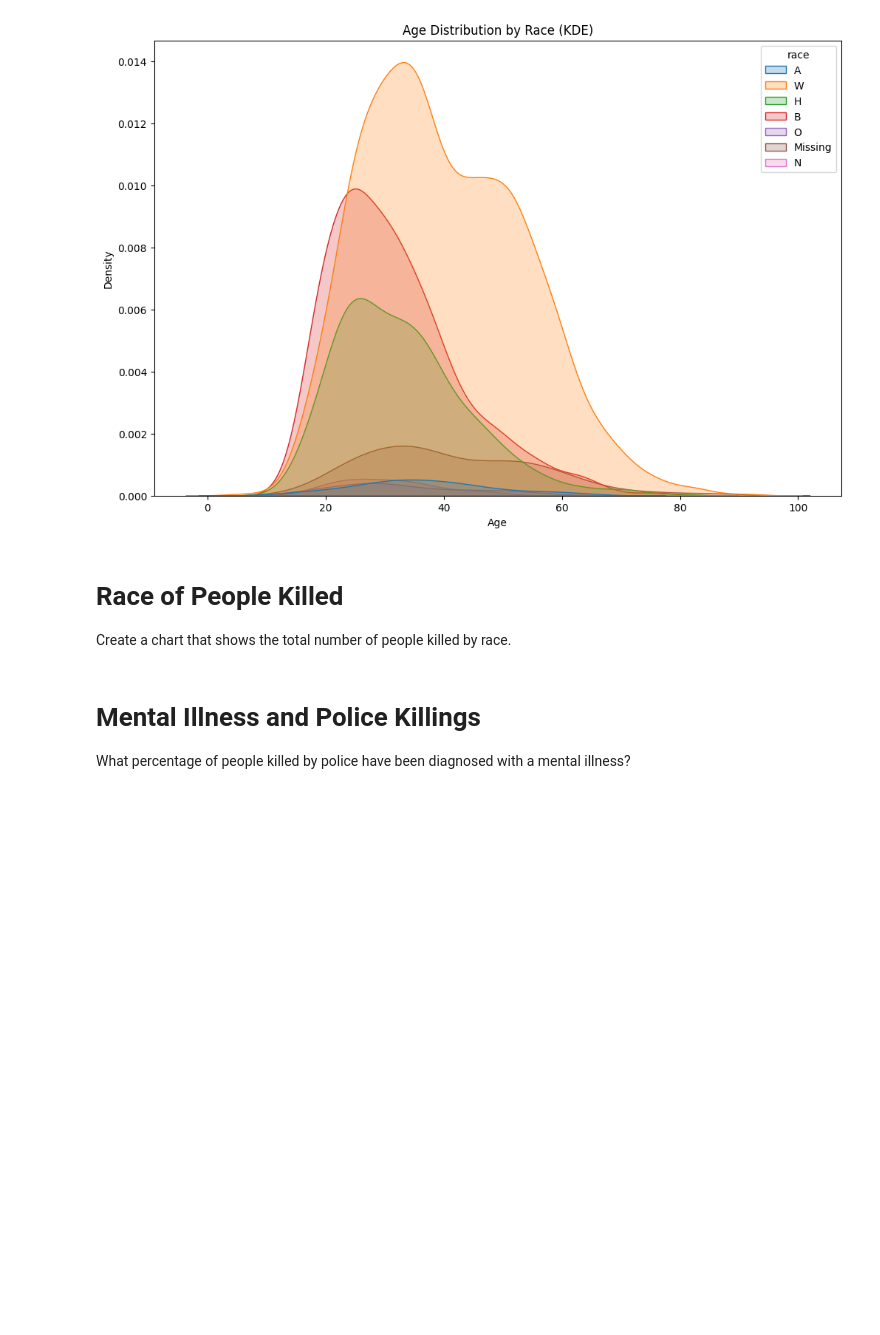
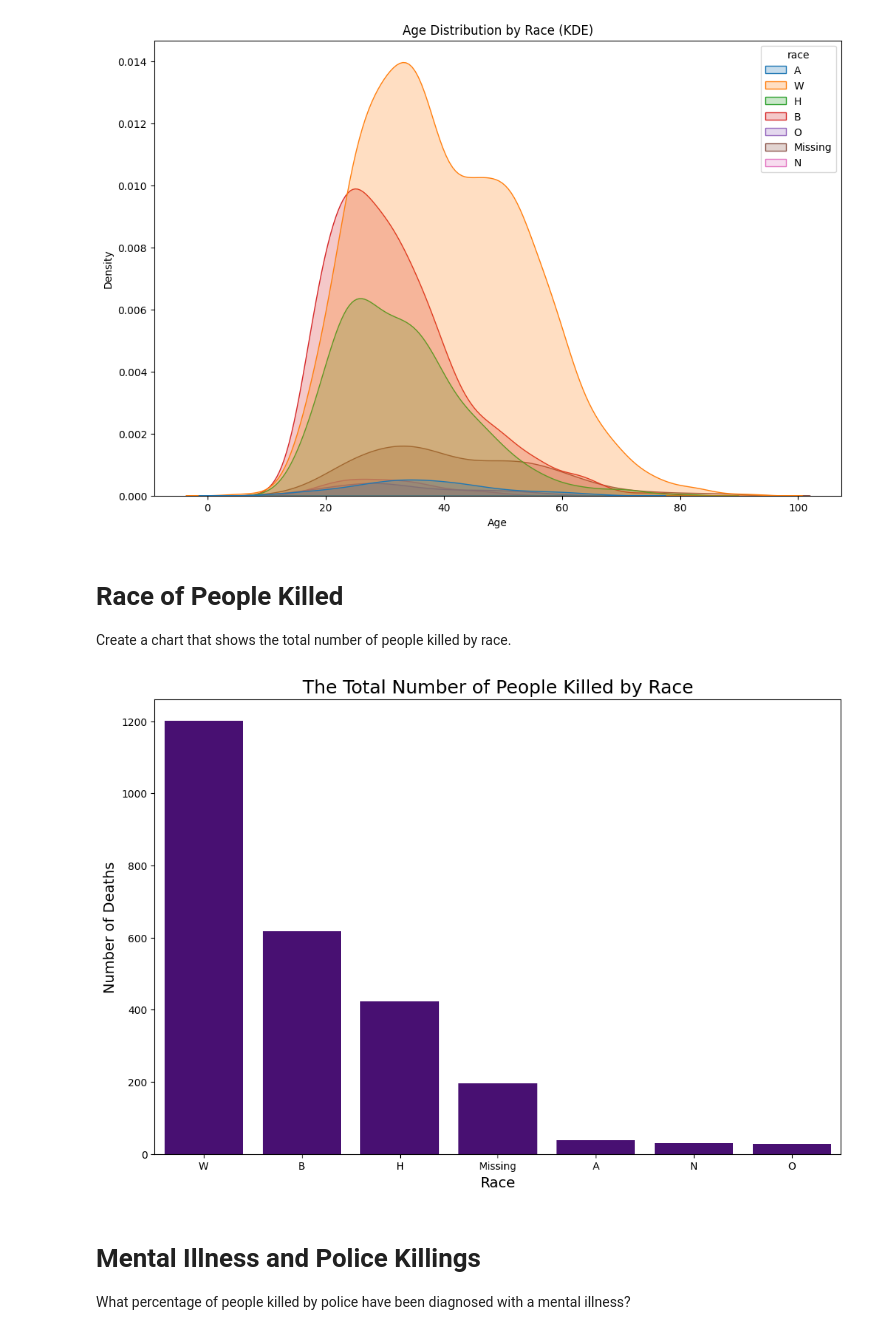
Before and after one commit to chgwyellow/Death-involving-Police-in-the-USA, a Jupyter notebook: Fatal_Force.ipynb, the cells around one changed output. Drawn from its saved outputs; the diff is of its cells as text; code cells hidden in the pictures; blank space fills up the shorter version.

Commit message:
Completed the Race of People Killed.

```diff
--- a/Fatal_Force.ipynb
+++ b/Fatal_Force.ipynb
@@ -545,6 +545,23 @@ plt.show()
 # Race of People Killed
 
 Create a chart that shows the total number of people killed by race.
+# %%
+plt.figure(figsize=(12,8))
+
+sns.countplot(
+    data=df_fatalities,
+    x="race",
+    order=df_fatalities.race.value_counts().index,
+    color="indigo"
+)
+
+plt.title("The Total Number of People Killed by Race", fontsize=18)
+plt.xlabel("Race", fontsize=14)
+plt.ylabel("Number of Deaths", fontsize=14)
+
+plt.show()
+# %% [output]
+[figure, added]
 # %% [markdown]
 # Mental Illness and Police Killings
 
```
